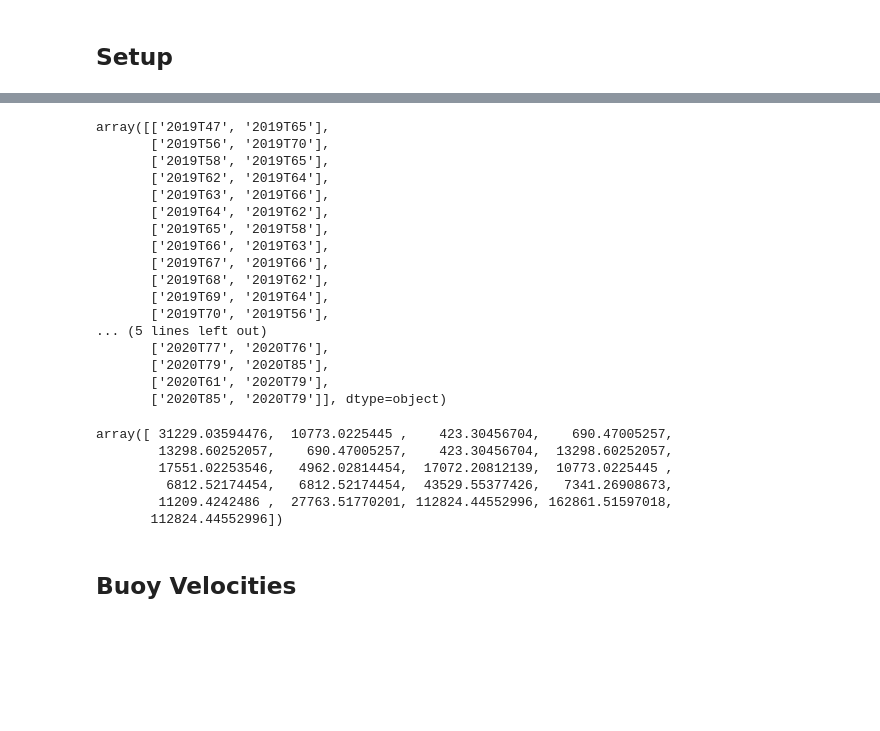
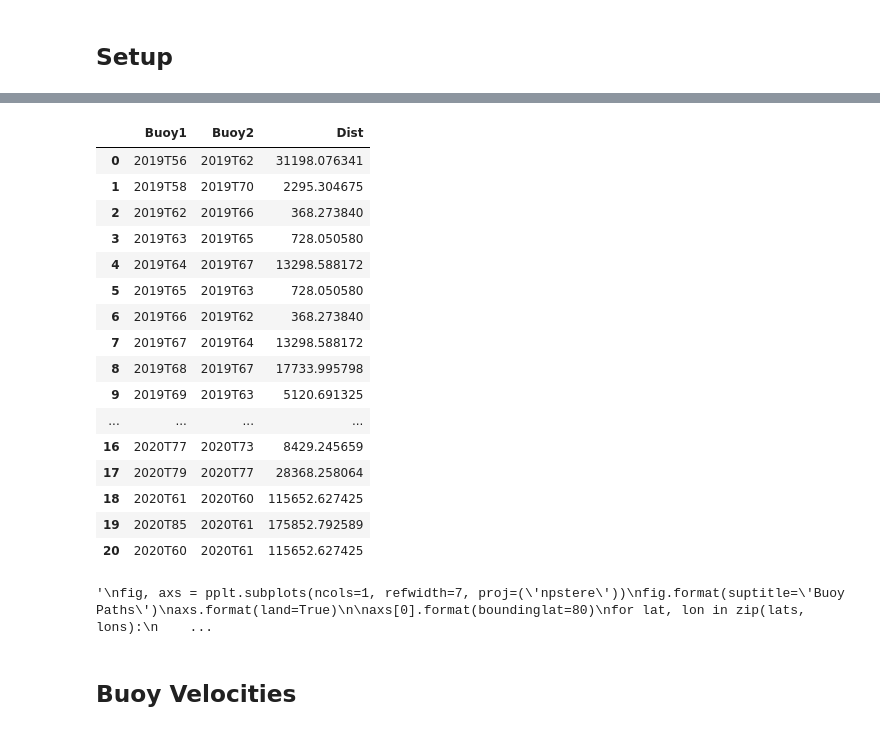
Before and after one commit to awang343/uncertainty-quantification-sea-ice, a Jupyter notebook: notebooks/SIMBA Buoys.ipynb, the cells around one changed output, grey strips where cells are left out. Saved outputs shown, nothing was run; the diff lists cells and outputs as text; code cells hidden in the pictures; blank space fills up the shorter version.

```diff
--- a/notebooks/SIMBA Buoys.ipynb
+++ b/notebooks/SIMBA Buoys.ipynb
@@ -32,6 +26,4 @@ def toStereo(lat, lon):
 # %%
-full_meta = simba_metadata().merge(buoy_metadata(), left_index=True, right_index=True, how="left")
-full_meta.index.names = ['Sensor ID']
-
-def buoyPos(buoy):
-    return np.array(simba_data(buoy)[['Latitude', "Longitude"]].head(1))[0]
+metadata = simba_metadata().merge(buoy_metadata(), left_index=True, right_index=True, how="left")
+metadata.index.names = ['Sensor ID']
+metadata = metadata[metadata["hasCompass"]]
@@ -38,43 +32,55 @@ def buoyPos(buoy):
 # %%
-inits = np.array([buoyPos(buoy) for buoy in full_meta[full_meta["hasCompass"]].index])
+projIn = 'epsg:4326' # WGS 84 Ellipsoid
+projOut = 'epsg:3413' # NSIDC Polar Stereographic
+transform_to_xy = pyproj.Transformer.from_crs(projIn, projOut, always_xy=True)
+transform_to_ll = pyproj.Transformer.from_crs(projOut, projIn, always_xy=True)
+
+def buoyPos(buoy, ind=0):
+    return np.array(buoy_data(buoy)[['latitude', "longitude"]].head(1))[ind]
+
+valid_buoys = metadata[metadata["hasCompass"]].index
+
+inits = np.array([buoyPos(buoy) for buoy in valid_buoys])
+
 lats = inits[:, 0]
 lons = inits[:, 1]
 
-x, y = toStereo(lats, lons)
+x, y = transform_to_xy.transform(lons, lats)
 xy = np.dstack([x,y])[0]
 
 nn = NearestNeighbors(n_neighbors=2).fit(xy)
 dist, clusters = nn.kneighbors(xy)
 
-print(np.array(simba_metadata().index)[clusters])
-#print(clusters)
-print(dist[:, 1])
+pairs = np.array(valid_buoys)[clusters]
+print(pd.DataFrame(zip(pairs[:,0], pairs[:, 1], dist[:, 1]), columns=["Buoy1", "Buoy2", "Dist"]))
 
-#fig, ax = pplt.subplots(figsize=(10,10))
-#ax.scatter(x[clusters[0]], y[clusters[0]])
+"""
+fig, axs = pplt.subplots(ncols=1, refwidth=7, proj=('npstere'))
+fig.format(suptitle='Buoy Paths')
+axs.format(land=True)
+
+axs[0].format(boundinglat=80)
+for lat, lon in zip(lats, lons):
+    axs[0].plot(lon, lat, color="red", m='.')
+"""
 # %% [output]
+|  | Buoy1 | Buoy2 | Dist |
+| 0 | 2019T56 | 2019T62 | 31198.076341 |
+| 1 | 2019T58 | 2019T70 | 2295.304675 |
+| 2 | 2019T62 | 2019T66 | 368.273840 |
+| 3 | 2019T63 | 2019T65 | 728.050580 |
+| 4 | 2019T64 | 2019T67 | 13298.588172 |
+| 5 | 2019T65 | 2019T63 | 728.050580 |
+| 6 | 2019T66 | 2019T62 | 368.273840 |
+| 7 | 2019T67 | 2019T64 | 13298.588172 |
+| 8 | 2019T68 | 2019T67 | 17733.995798 |
+| 9 | 2019T69 | 2019T63 | 5120.691325 |
+| ... | ... | ... | ... |
+| 16 | 2020T77 | 2020T73 | 8429.245659 |
+| 17 | 2020T79 | 2020T77 | 28368.258064 |
+| 18 | 2020T61 | 2020T60 | 115652.627425 |
+| 19 | 2020T85 | 2020T61 | 175852.792589 |
+| 20 | 2020T60 | 2020T61 | 115652.627425 |
-array([['2019T47', '2019T65'],
-       ['2019T56', '2019T70'],
-       ['2019T58', '2019T65'],
-       ['2019T62', '2019T64'],
-       ['2019T63', '2019T66'],
-       ['2019T64', '2019T62'],
-       ['2019T65', '2019T58'],
-       ['2019T66', '2019T63'],
-       ['2019T67', '2019T66'],
-       ['2019T68', '2019T62'],
-       ['2019T69', '2019T64'],
-       ['2019T70', '2019T56'],
-... (5 lines left out)
-       ['2020T77', '2020T76'],
-       ['2020T79', '2020T85'],
-       ['2020T61', '2020T79'],
-       ['2020T85', '2020T79']], dtype=object)
+'\nfig, axs = pplt.subplots(ncols=1, refwidth=7, proj=(\'npstere\'))\nfig.format(suptitle=\'Buoy Paths\')\naxs.format(land=True)\n\naxs[0].format(boundinglat=80)\nfor lat, lon in zip(lats, lons):\n    ...
-array([ 31229.03594476,  10773.0225445 ,    423.30456704,    690.47005257,
-        13298.60252057,    690.47005257,    423.30456704,  13298.60252057,
-        17551.02253546,   4962.02814454,  17072.20812139,  10773.0225445 ,
-         6812.52174454,   6812.52174454,  43529.55377426,   7341.26908673,
-        11209.4242486 ,  27763.51770201, 112824.44552996, 162861.51597018,
-       112824.44552996])
 # %% [markdown]
 ## Buoy Velocities
```
Also changed, not shown: parts of 11 cells of this notebook, 22 other files.
